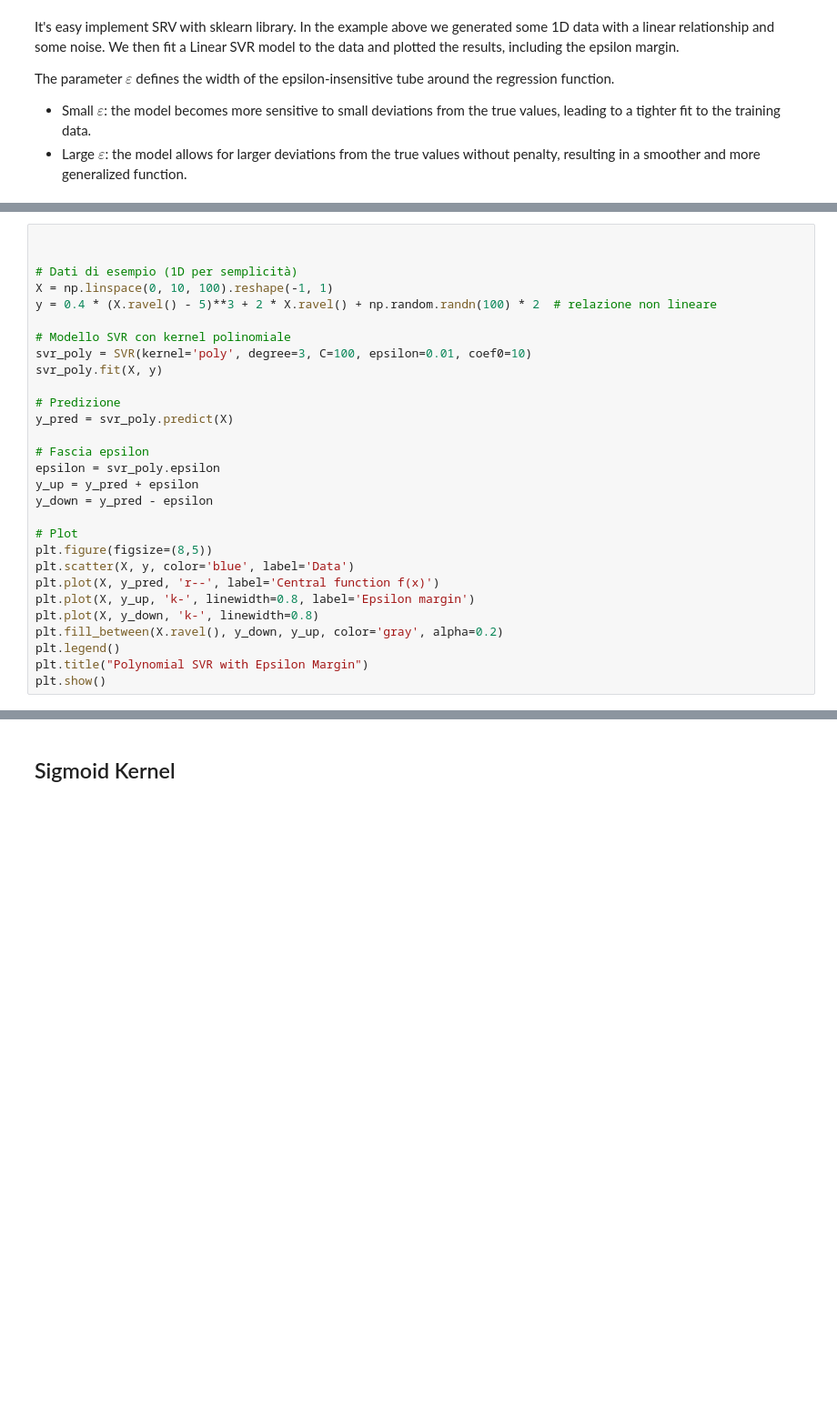
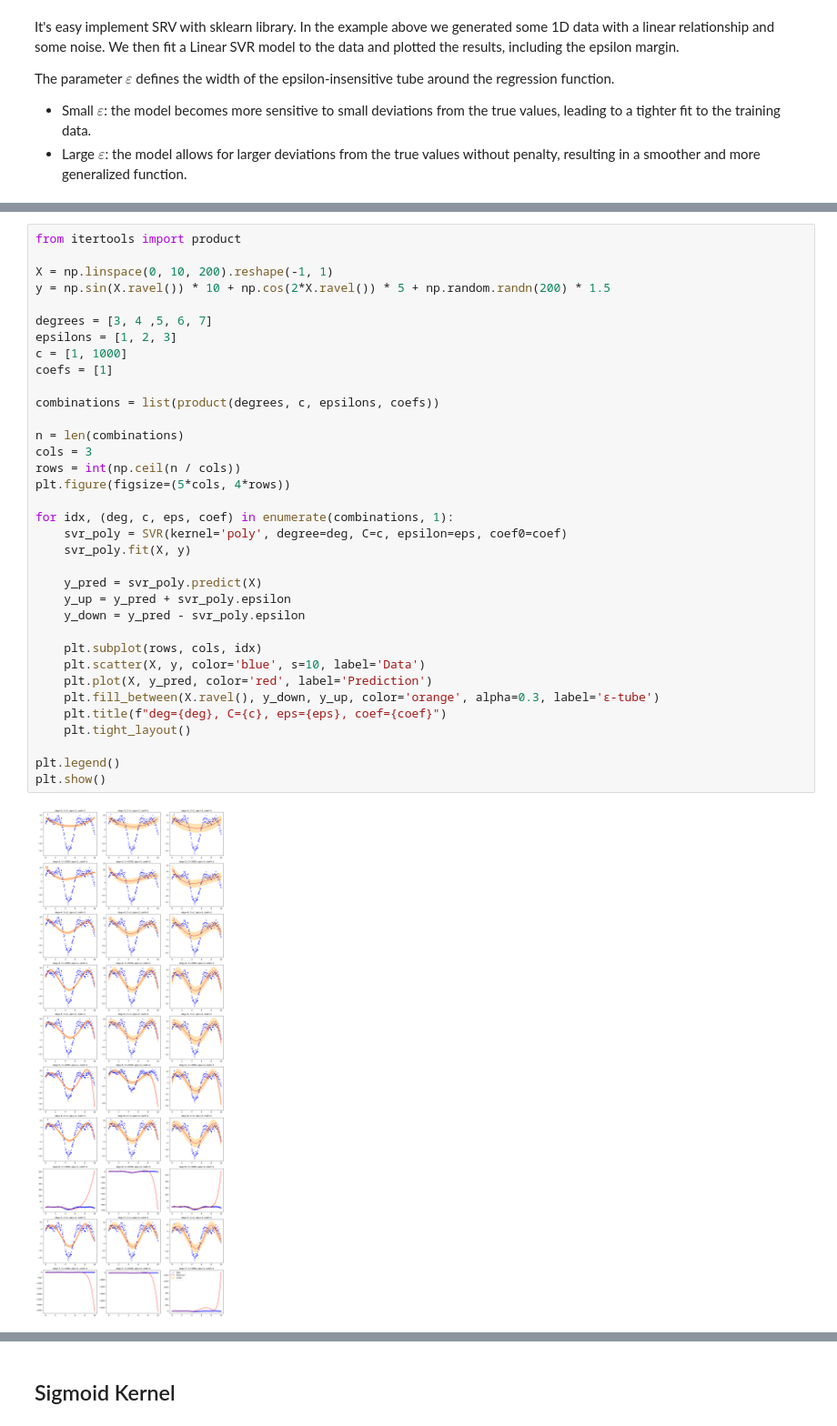
Before and after one commit to GennaiG00/SupportVectorRegression, a Jupyter notebook: sample.ipynb, the cells around one changed output, grey strips where cells are left out. Shown at 91% size. Drawn from its saved outputs; the diff is of its cells as text; blank space fills up the shorter version.

```diff
--- a/sample.ipynb
+++ b/sample.ipynb
@@ -202,30 +207,38 @@ Now we can try to use a non-linear kernel, in particular a polynomial kernel. We
 # %%
+from itertools import product
 
+X = np.linspace(0, 10, 200).reshape(-1, 1)
+y = np.sin(X.ravel()) * 10 + np.cos(2*X.ravel()) * 5 + np.random.randn(200) * 1.5
 
-# Dati di esempio (1D per semplicità)
-X = np.linspace(0, 10, 100).reshape(-1, 1)
-y = 0.4 * (X.ravel() - 5)**3 + 2 * X.ravel() + np.random.randn(100) * 2  # relazione non lineare
+degrees = [3, 4 ,5, 6, 7]
+epsilons = [1, 2, 3]
+c = [1, 1000]
+coefs = [1]
 
-# Modello SVR con kernel polinomiale
-svr_poly = SVR(kernel='poly', degree=3, C=100, epsilon=0.01, coef0=10)
-svr_poly.fit(X, y)
+combinations = list(product(degrees, c, epsilons, coefs))
 
-# Predizione
-y_pred = svr_poly.predict(X)
+n = len(combinations)
+cols = 3
+rows = int(np.ceil(n / cols))
+plt.figure(figsize=(5*cols, 4*rows))
 
-# Fascia epsilon
-epsilon = svr_poly.epsilon
-y_up = y_pred + epsilon
-y_down = y_pred - epsilon
+for idx, (deg, c, eps, coef) in enumerate(combinations, 1):
+    svr_poly = SVR(kernel='poly', degree=deg, C=c, epsilon=eps, coef0=coef)
+    svr_poly.fit(X, y)
 
-# Plot
-plt.figure(figsize=(8,5))
-plt.scatter(X, y, color='blue', label='Data')
-plt.plot(X, y_pred, 'r--', label='Central function f(x)')
-plt.plot(X, y_up, 'k-', linewidth=0.8, label='Epsilon margin')
-plt.plot(X, y_down, 'k-', linewidth=0.8)
-plt.fill_between(X.ravel(), y_down, y_up, color='gray', alpha=0.2)
+    y_pred = svr_poly.predict(X)
+    y_up = y_pred + svr_poly.epsilon
+    y_down = y_pred - svr_poly.epsilon
+
+    plt.subplot(rows, cols, idx)
+    plt.scatter(X, y, color='blue', s=10, label='Data')
+    plt.plot(X, y_pred, color='red', label='Prediction')
+    plt.fill_between(X.ravel(), y_down, y_up, color='orange', alpha=0.3, label='ε-tube')
+    plt.title(f"deg={deg}, C={c}, eps={eps}, coef={coef}")
+    plt.tight_layout()
+
 plt.legend()
-plt.title("Polynomial SVR with Epsilon Margin")
 plt.show()
+# %% [output]
+[figure, added]
 # %% [markdown]
```
Also changed, not shown: parts of 12 cells of this notebook.
